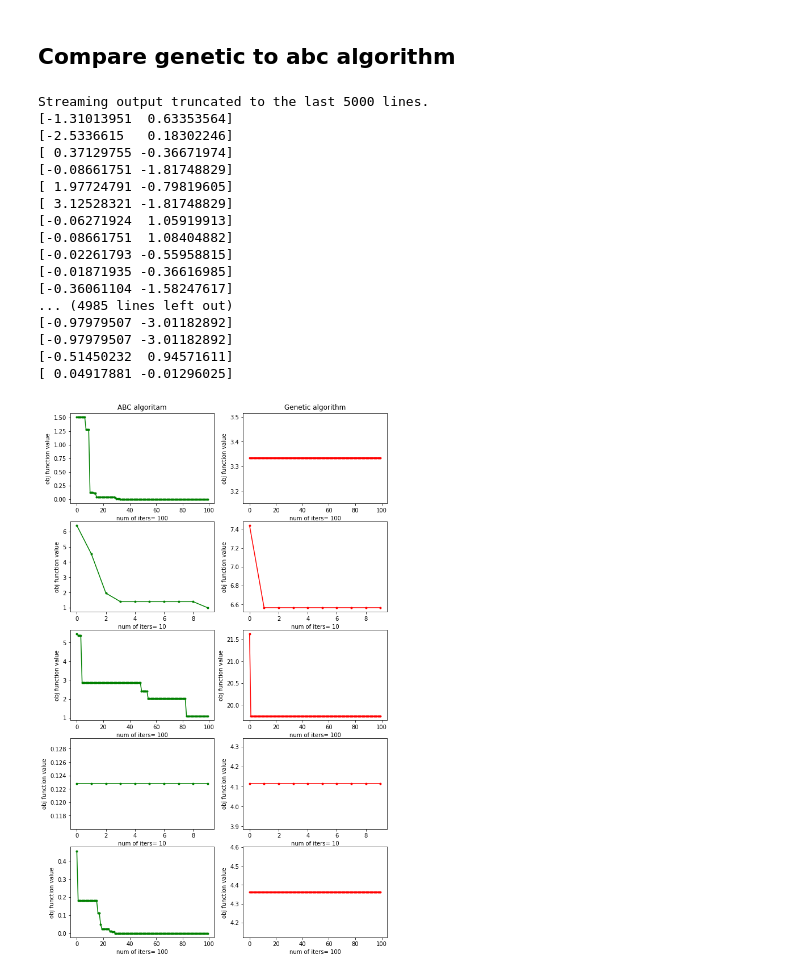
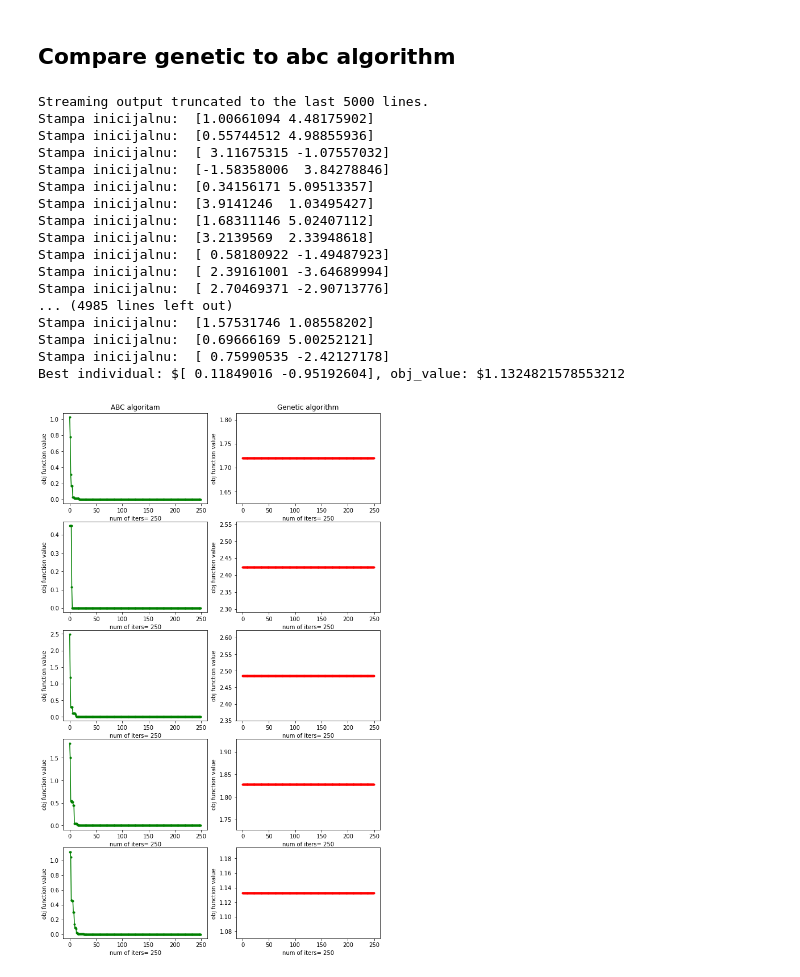
Before and after one commit to mirjanaa/Bee-Colony-Optimization, a Jupyter notebook: genetic.ipynb, the cells around one changed output. Drawn from its saved outputs; the diff is of its cells as text; code cells hidden in the pictures.

Commit message:
improved graphics elements

```diff
--- a/genetic.ipynb
+++ b/genetic.ipynb
@@ -6,10 +7,12 @@ import random
 # %%
 class Individual:
 
-  def __init__(self, bounds, obj_function):
-    self.code = np.array([random.uniform(bound[0], bound[1]) for bound in bounds])
+  def __init__(self, bounds, obj_function, individual):
+    self.code = individual.position
     self.obj_value = obj_function(self.code)
     self.fitness = self.calc_fitness()
+
+    print("Stampa inicijalnu: ", individual.position)
 
   def __lt__(self, other):
     return self.fitness < other.fitness
@@ -53,10 +57,15 @@ def crossover(parent1, parent2, child1, child2):
     else:
       child2.code[i] = parent2.code[i]
 
+  if child1.calc_fitness() < parent1.fitness and child1.calc_fitness() < parent2.fitness and child2.calc_fitness() < parent1.fitness and child2.calc_fitness() < parent2.fitness:
+    child1.code = parent1.code
+    child2.code = parent2.code
 
 
-  print(child1.code)
-  print(child2.code)
+
+
+  # print(f"Code: ${child1.code}, obj_value: ${child1.obj_value}")
+  # print(f"Code: ${child1.code}, obj_value: ${child1.obj_value}")
 # %%
 def mutation(individual):
   MUTATION_PROB = 0.05
@@ -66,13 +78,13 @@ def mutation(individual):
 # %%
-def genetic_algorithm(population_size, generation_size, tournament_size, obj_function):
+def genetic_algorithm(population_size, generation_size, tournament_size, obj_function, initial_population):
 
   POPULATION_SIZE = population_size
   GENERATION_SIZE = generation_size
   ELITISIM_SIZE = POPULATION_SIZE // 5
   TOURNAMENT_SIZE = tournament_size
 
-  population = [Individual(bounds, obj_function) for _ in range(POPULATION_SIZE)]
-  new_population = [Individual(bounds, obj_function) for _ in range(POPULATION_SIZE)]
+  population = [Individual(bounds, obj_function, initial_population[i]) for i in range(POPULATION_SIZE)]
+  new_population = [Individual(bounds, obj_function, initial_population[i]) for i in range(POPULATION_SIZE)]
 
   fitness_values = []
   obj_values = []
@@ -99,6 +111,7 @@ def genetic_algorithm(population_size, generation_size, tournament_size, obj_fun
     population = new_population
 
   best_individual = max(population)
+  print(f"Best individual: ${best_individual.code}, obj_value: ${best_individual.obj_value}")
 
   return best_individual, obj_values, fitness_values
 # %%
@@ -128,6 +123,9 @@ Streaming output truncated to the last 5000 lines.
 import random
 import numpy as np
 from matplotlib import pyplot as plt
+
+
+
 
 class FoodSource:
   def __init__(self, bounds, obj_function):
@@ -136,6 +134,8 @@ class FoodSource:
     self.fitness = self.calculate_fitness()
     self.trial = 0
     self.probability = 0
+
+    print("Stampam u abc******: ", self.position)
 
   def __lt__(self, other):
     return self.obj_value < other.obj_value
@@ -200,6 +200,7 @@ def ABC_algorithm(population_size, num_of_iters, limit, obj_function):
 
 
   population = [FoodSource(bounds, obj_function) for _ in range(POPULATION_SIZE)]
+  initial_population = copy.deepcopy(population)
 
   best_solution = min(population)
 
@@ -252,12 +253,11 @@ def ABC_algorithm(population_size, num_of_iters, limit, obj_function):
 
   #plt.plot(range(NUM_OF_ITERATIONS), obj_values)
   #plt.plot(range(NUM_OF_ITERATIONS), fitness_values)
-  return best_solution, obj_values, fitness_values
+  return best_solution, obj_values, fitness_values, initial_population
 # %%
-population_size = [5, 50, 100]
-num_iters = [10, 100]
-limit = [2, 5]
-target = 75
+population_size = [1000]
+num_iters = [250]
+limit = [2]
 
 tmp=5
 
@@ -268,54 +268,54 @@ n = random.sample(num_iters, k=1)[0]
 l = random.sample(limit, k=1)[0]
 t = random.sample(range(10), k=1)[0]
 
-_, obj_values, fitness = ABC_algorithm(p, n, l, rastrigin)
+_, obj_values, fitness, initial_population = ABC_algorithm(p, n, l, rastrigin)
 plt.subplot(tmp, 2, 1)
 plt.plot(range(n), obj_values, color='green', marker='.')
 plt.xlabel("num of iters= " + str(n))
 plt.ylabel("obj function value")
 plt.title('ABC algoritam')
 
-_, obj_values, fitness = genetic_algorithm(p, n, t, rastrigin)
+_, obj_values, fitness = genetic_algorithm(p, n, t, rastrigin, initial_population)
 plt.subplot(tmp, 2, 2)
 plt.plot(range(n), obj_values, color='red', marker='.')
 plt.xlabel("num of iters= " + str(n))
 plt.ylabel("obj function value")
 plt.title('Genetic algorithm')
 
 for i in range(1, tmp):
   p = random.sample(population_size, k=1)[0]
   n = random.sample(num_iters, k=1)[0]
   l = random.sample(limit, k=1)[0]
 
-  _, obj_values, fitness = ABC_algorithm(p, n, l, rastrigin)
+  _, obj_values, fitness, initial_population = ABC_algorithm(p, n, l, rastrigin)
   plt.subplot(tmp, 2, 2*i+1)
   plt.plot(range(n), obj_values, color='green', marker='.')
   plt.xlabel("num of iters= " + str(n))
   plt.ylabel("obj function value")
 
-  best_solution, obj_values, fitness = genetic_algorithm(p, n, t, rastrigin)
+  best_solution, obj_values, fitness = genetic_algorithm(p, n, t, rastrigin, initial_population)
   plt.subplot(tmp, 2, 2*i+2)
   plt.plot(range(n), obj_values, color='red', marker='.')
   plt.xlabel("num of iters= " + str(n))
   plt.ylabel("obj function value")
 
 plt.show()
 # %% [output]
 Streaming output truncated to the last 5000 lines.
-[-1.31013951  0.63353564]
-[-2.5336615   0.18302246]
-[ 0.37129755 -0.36671974]
-[-0.08661751 -1.81748829]
-[ 1.97724791 -0.79819605]
-[ 3.12528321 -1.81748829]
-[-0.06271924  1.05919913]
-[-0.08661751  1.08404882]
-[-0.02261793 -0.55958815]
-[-0.01871935 -0.36616985]
-[-0.36061104 -1.58247617]
+Stampa inicijalnu:  [1.00661094 4.48175902]
+Stampa inicijalnu:  [0.55744512 4.98855936]
+Stampa inicijalnu:  [ 3.11675315 -1.07557032]
+Stampa inicijalnu:  [-1.58358006  3.84278846]
+Stampa inicijalnu:  [0.34156171 5.09513357]
+Stampa inicijalnu:  [3.9141246  1.03495427]
+Stampa inicijalnu:  [1.68311146 5.02407112]
+Stampa inicijalnu:  [3.2139569  2.33948618]
+Stampa inicijalnu:  [ 0.58180922 -1.49487923]
+Stampa inicijalnu:  [ 2.39161001 -3.64689994]
+Stampa inicijalnu:  [ 2.70469371 -2.90713776]
 ... (4985 lines left out)
-[-0.97979507 -3.01182892]
-[-0.97979507 -3.01182892]
-[-0.51450232  0.94571611]
-[ 0.04917881 -0.01296025]
+Stampa inicijalnu:  [1.57531746 1.08558202]
+Stampa inicijalnu:  [0.69666169 5.00252121]
+Stampa inicijalnu:  [ 0.75990535 -2.42127178]
+Best individual: $[ 0.11849016 -0.95192604], obj_value: $1.1324821578553212
-[figure, old version]
+[figure, new version]
```
Also changed, not shown: parts of 4 cells of this notebook.
